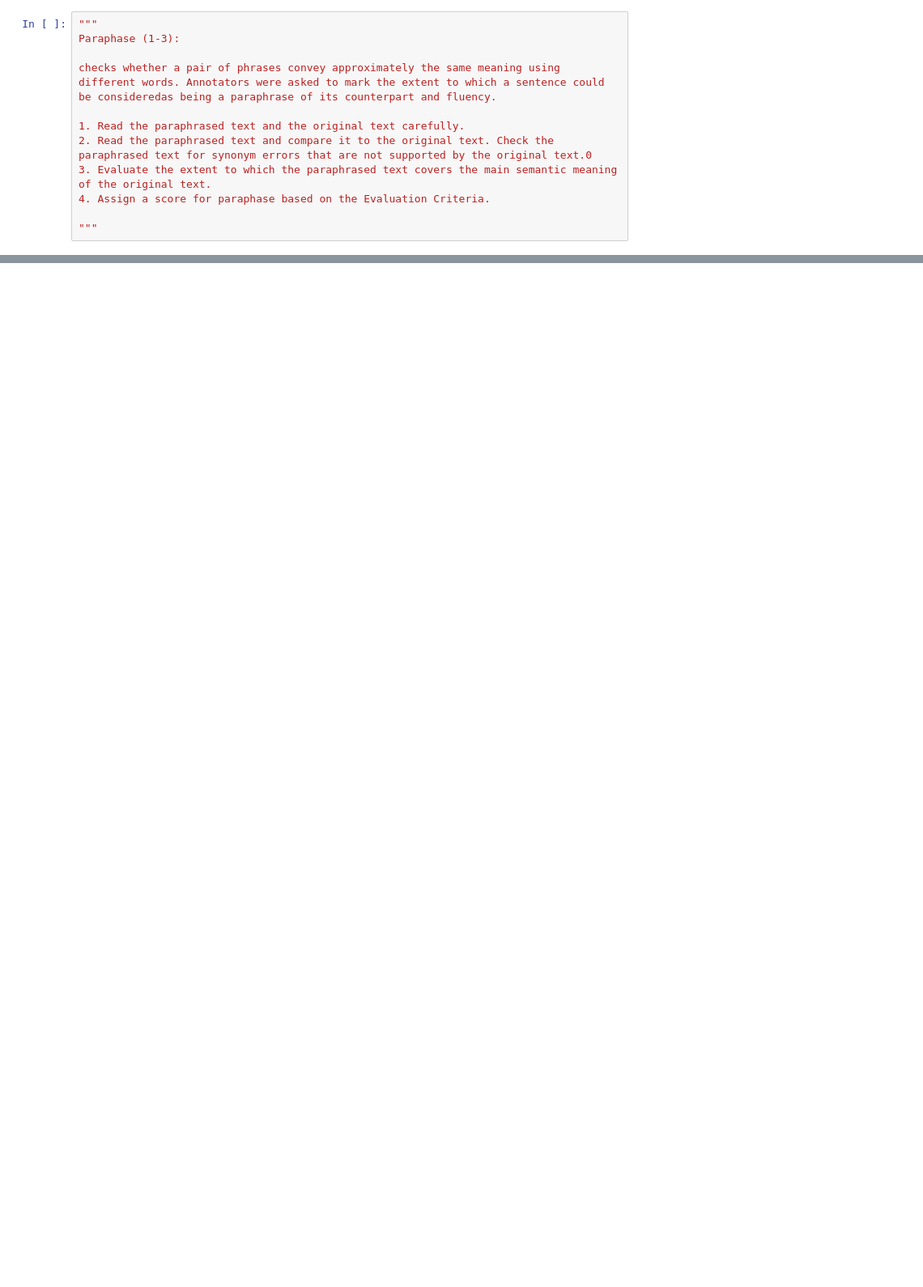
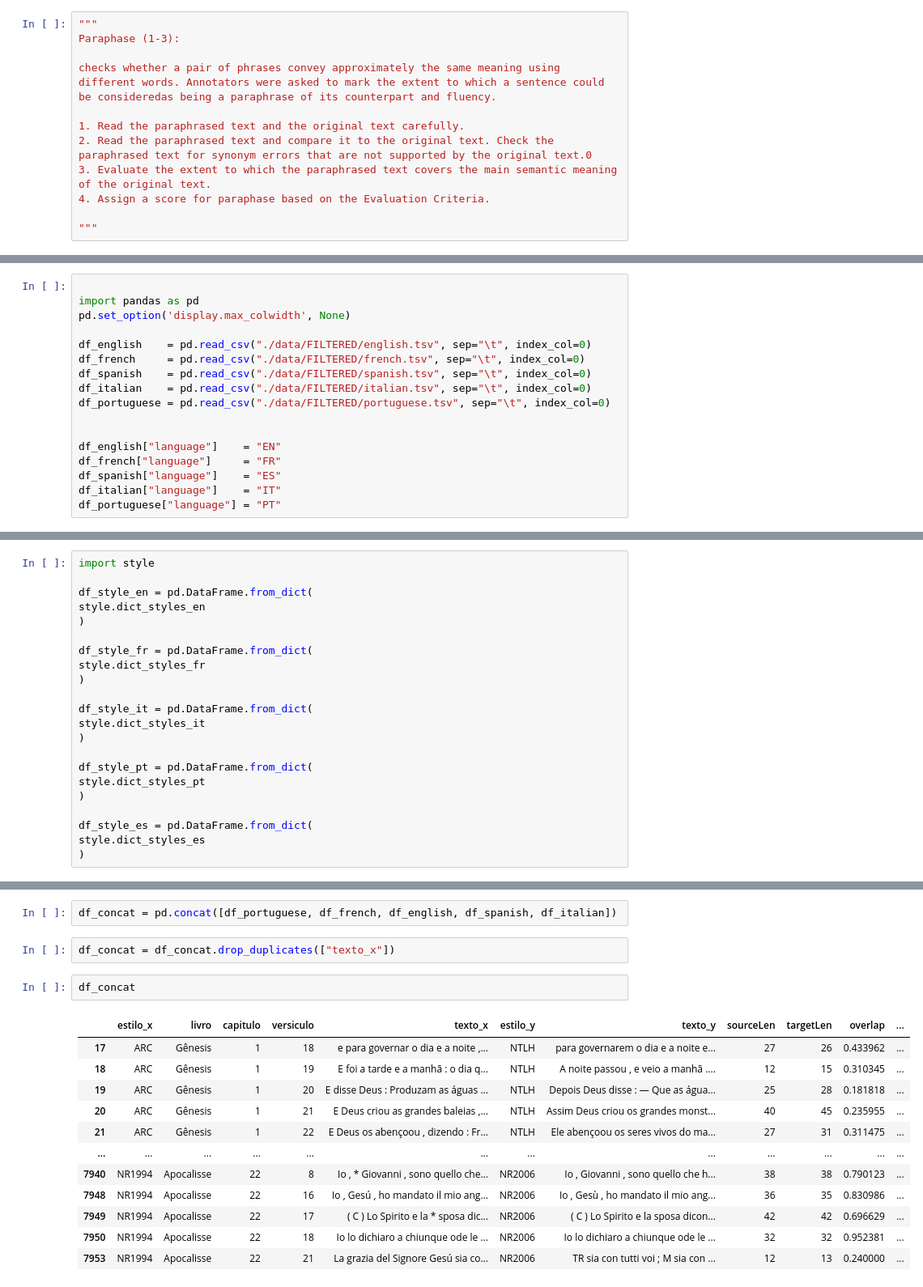
Before and after one commit to pablocosta/X-bible, a Jupyter notebook: statsGeral.IPYNB, the cells around one changed output, grey strips where cells are left out. Shown at 81% size. Saved outputs shown, nothing was run; the diff lists cells and outputs as text; blank space fills up the shorter version.

```diff
--- a/statsGeral.IPYNB
+++ b/statsGeral.IPYNB
@@ -421,0 +86,17 @@ Name: texto_y, dtype: object
+# %%
+
+import pandas as pd
+pd.set_option('display.max_colwidth', None)
+
+df_english    = pd.read_csv("./data/FILTERED/english.tsv", sep="\t", index_col=0)
+df_french     = pd.read_csv("./data/FILTERED/french.tsv", sep="\t", index_col=0)
+df_spanish    = pd.read_csv("./data/FILTERED/spanish.tsv", sep="\t", index_col=0)
+df_italian    = pd.read_csv("./data/FILTERED/italian.tsv", sep="\t", index_col=0)
+df_portuguese = pd.read_csv("./data/FILTERED/portuguese.tsv", sep="\t", index_col=0)
+
+
+df_english["language"]    = "EN"
+df_french["language"]     = "FR"
+df_spanish["language"]    = "ES"
+df_italian["language"]    = "IT"
+df_portuguese["language"] = "PT"
@@ -421,0 +312,22 @@ Name: texto_y, dtype: object
+# %%
+import style
+
+df_style_en = pd.DataFrame.from_dict(
+style.dict_styles_en
+)
+
+df_style_fr = pd.DataFrame.from_dict(
+style.dict_styles_fr
+)
+
+df_style_it = pd.DataFrame.from_dict(
+style.dict_styles_it
+)
+
+df_style_pt = pd.DataFrame.from_dict(
+style.dict_styles_pt
+)
+
+df_style_es = pd.DataFrame.from_dict(
+style.dict_styles_es
+)
@@ -421,0 +451,19 @@ Name: texto_y, dtype: object
+# %%
+df_concat = pd.concat([df_portuguese, df_french, df_english, df_spanish, df_italian])
+# %%
+df_concat = df_concat.drop_duplicates(["texto_x"])
+# %%
+df_concat
+# %% [output]
+|  | estilo_x | livro | capitulo | versiculo | texto_x | estilo_y | texto_y | sourceLen | targetLen | overlap | ... |
+| 17 | ARC | Gênesis | 1 | 18 | e para governar o dia e a noite ,... | NTLH | para governarem o dia e a noite e... | 27 | 26 | 0.433962 | ... |
+| 18 | ARC | Gênesis | 1 | 19 | E foi a tarde e a manhã : o dia q... | NTLH | A noite passou , e veio a manhã .... | 12 | 15 | 0.310345 | ... |
+| 19 | ARC | Gênesis | 1 | 20 | E disse Deus : Produzam as águas ... | NTLH | Depois Deus disse : — Que as água... | 25 | 28 | 0.181818 | ... |
+| 20 | ARC | Gênesis | 1 | 21 | E Deus criou as grandes baleias ,... | NTLH | Assim Deus criou os grandes monst... | 40 | 45 | 0.235955 | ... |
+| 21 | ARC | Gênesis | 1 | 22 | E Deus os abençoou , dizendo : Fr... | NTLH | Ele abençoou os seres vivos do ma... | 27 | 31 | 0.311475 | ... |
+| ... | ... | ... | ... | ... | ... | ... | ... | ... | ... | ... | ... |
+| 7940 | NR1994 | Apocalisse | 22 | 8 | Io , * Giovanni , sono quello che... | NR2006 | Io , Giovanni , sono quello che h... | 38 | 38 | 0.790123 | ... |
+| 7948 | NR1994 | Apocalisse | 22 | 16 | Io , Gesú , ho mandato il mio ang... | NR2006 | Io , Gesù , ho mandato il mio ang... | 36 | 35 | 0.830986 | ... |
+| 7949 | NR1994 | Apocalisse | 22 | 17 | ( C ) Lo Spirito e la * sposa dic... | NR2006 | ( C ) Lo Spirito e la sposa dicon... | 42 | 42 | 0.696629 | ... |
+| 7950 | NR1994 | Apocalisse | 22 | 18 | Io lo dichiaro a chiunque ode le ... | NR2006 | Io lo dichiaro a chiunque ode le ... | 32 | 32 | 0.952381 | ... |
+| 7953 | NR1994 | Apocalisse | 22 | 21 | La grazia del Signore Gesú sia co... | NR2006 | TR sia con tutti voi ; M sia con ... | 12 | 13 | 0.240000 | ... |
```
Also changed, not shown: parts of 67 cells of this notebook, 7 other files.
